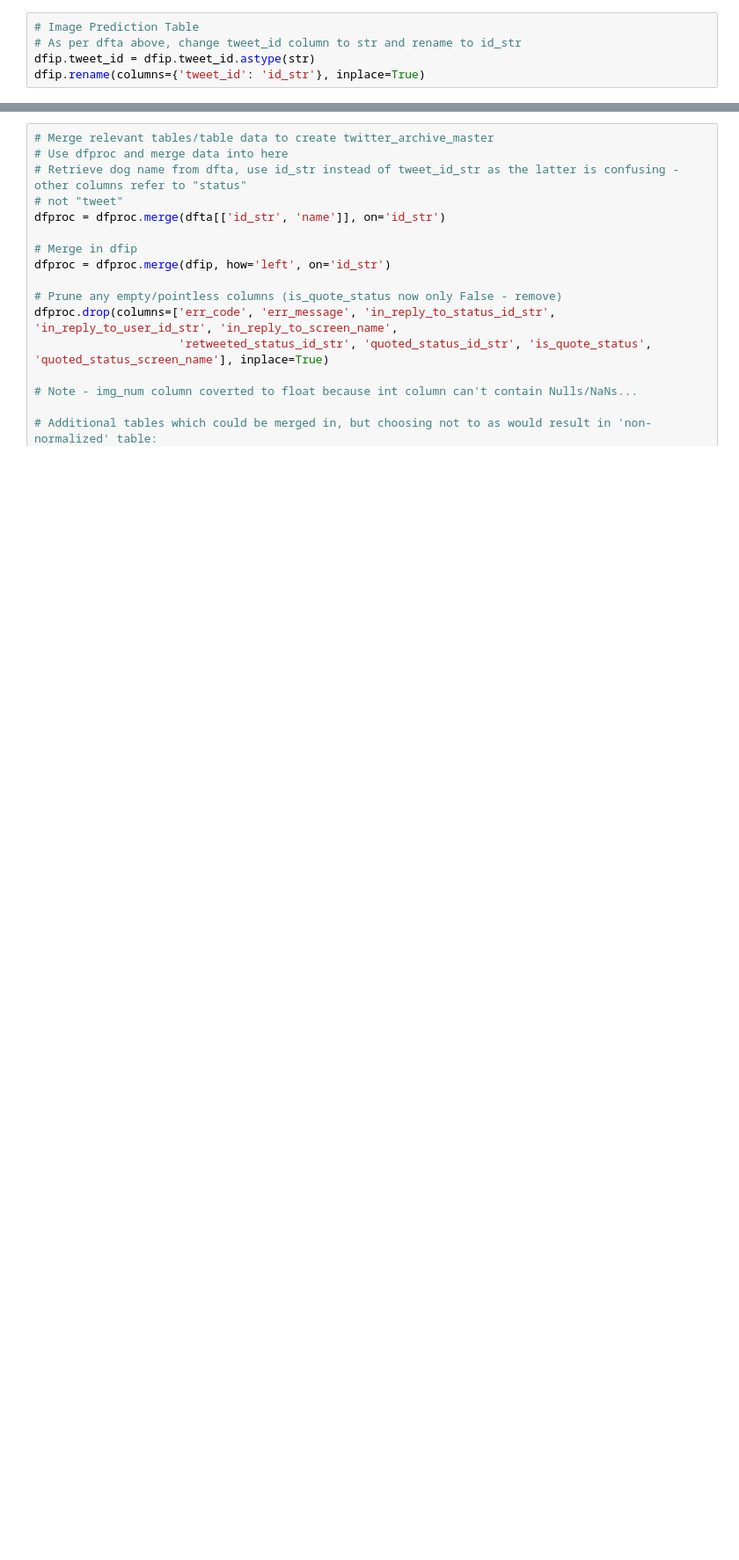
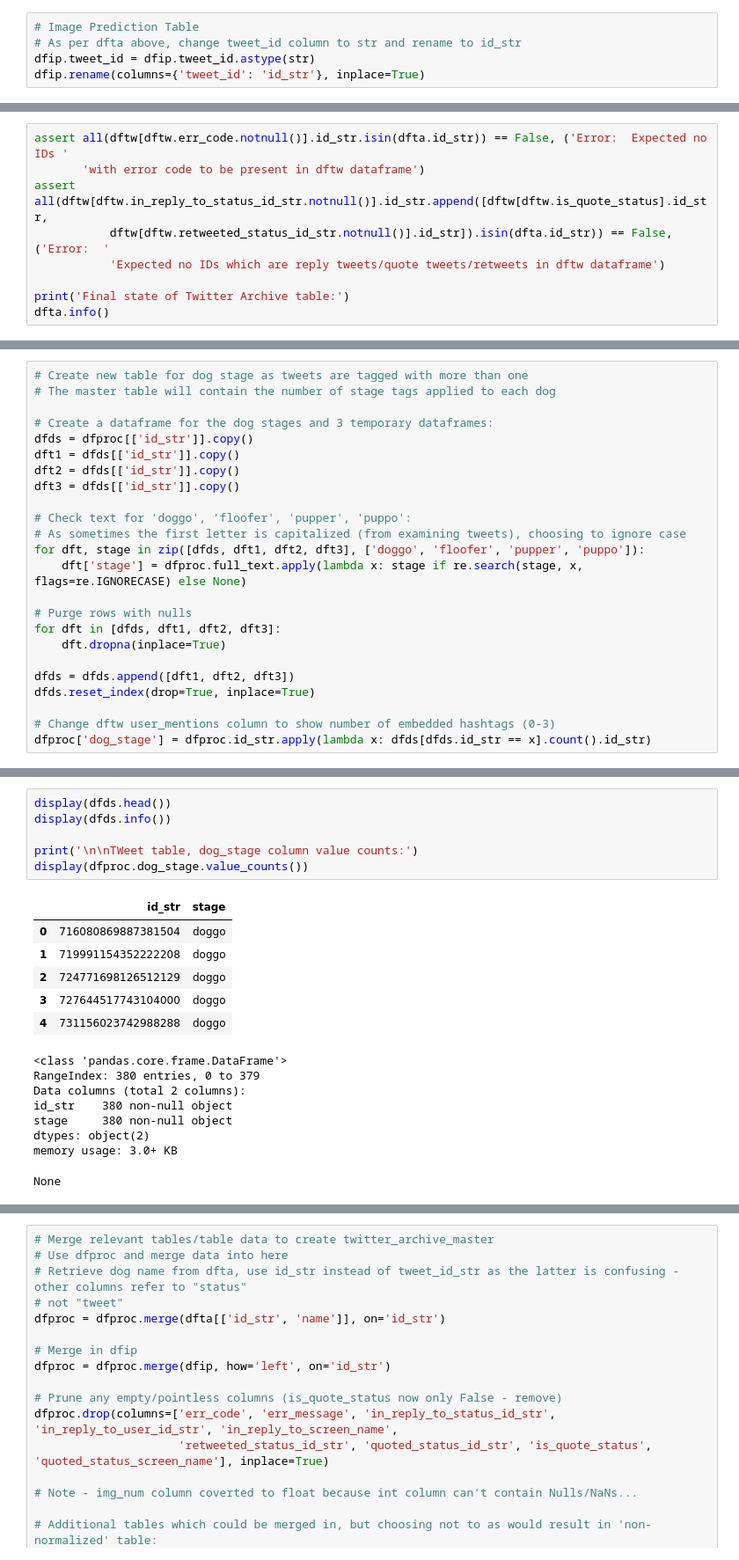
Before and after one commit to sockduct/Udacity-DAND, a Jupyter notebook: Proj7/wrangle_act.ipynb, the cells around one changed output, grey strips where cells are left out. Shown at 88% size. Drawn from its saved outputs; the diff is of its cells as text; blank space fills up the shorter version.

```diff
--- a/Proj7/wrangle_act.ipynb
+++ b/Proj7/wrangle_act.ipynb
@@ -587,0 +853,9 @@ for v in ['doggo', 'floofer', 'pupper', 'puppo']:
+# %%
+assert all(dftw[dftw.err_code.notnull()].id_str.isin(dfta.id_str)) == False, ('Error:  Expected no IDs '
+       'with error code to be present in dftw dataframe')
+assert all(dftw[dftw.in_reply_to_status_id_str.notnull()].id_str.append([dftw[dftw.is_quote_status].id_str,
+           dftw[dftw.retweeted_status_id_str.notnull()].id_str]).isin(dfta.id_str)) == False, ('Error:  '
+           'Expected no IDs which are reply tweets/quote tweets/retweets in dftw dataframe')
+
+print('Final state of Twitter Archive table:')
+dfta.info()
@@ -587,0 +939,24 @@ for v in ['doggo', 'floofer', 'pupper', 'puppo']:
+# %%
+# Create new table for dog stage as tweets are tagged with more than one
+# The master table will contain the number of stage tags applied to each dog
+
+# Create a dataframe for the dog stages and 3 temporary dataframes:
+dfds = dfproc[['id_str']].copy()
+dft1 = dfds[['id_str']].copy()
+dft2 = dfds[['id_str']].copy()
+dft3 = dfds[['id_str']].copy()
+
+# Check text for 'doggo', 'floofer', 'pupper', 'puppo':
+# As sometimes the first letter is capitalized (from examining tweets), choosing to ignore case
+for dft, stage in zip([dfds, dft1, dft2, dft3], ['doggo', 'floofer', 'pupper', 'puppo']):
+    dft['stage'] = dfproc.full_text.apply(lambda x: stage if re.search(stage, x, flags=re.IGNORECASE) else None)
+
+# Purge rows with nulls
+for dft in [dfds, dft1, dft2, dft3]:
+    dft.dropna(inplace=True)
+
+dfds = dfds.append([dft1, dft2, dft3])
+dfds.reset_index(drop=True, inplace=True)
+
+# Change dftw user_mentions column to show number of embedded hashtags (0-3)
+dfproc['dog_stage'] = dfproc.id_str.apply(lambda x: dfds[dfds.id_str == x].count().id_str)
@@ -587,0 +965,21 @@ for v in ['doggo', 'floofer', 'pupper', 'puppo']:
+# %%
+display(dfds.head())
+display(dfds.info())
+
+print('\n\nTWeet table, dog_stage column value counts:')
+display(dfproc.dog_stage.value_counts())
+# %% [output]
+|  | id_str | stage |
+| 0 | 716080869887381504 | doggo |
+| 1 | 719991154352222208 | doggo |
+| 2 | 724771698126512129 | doggo |
+| 3 | 727644517743104000 | doggo |
+| 4 | 731156023742988288 | doggo |
+<class 'pandas.core.frame.DataFrame'>
+RangeIndex: 380 entries, 0 to 379
+Data columns (total 2 columns):
+id_str    380 non-null object
+stage     380 non-null object
+dtypes: object(2)
+memory usage: 3.0+ KB
+None
```
Also changed, not shown: parts of 67 cells of this notebook.
